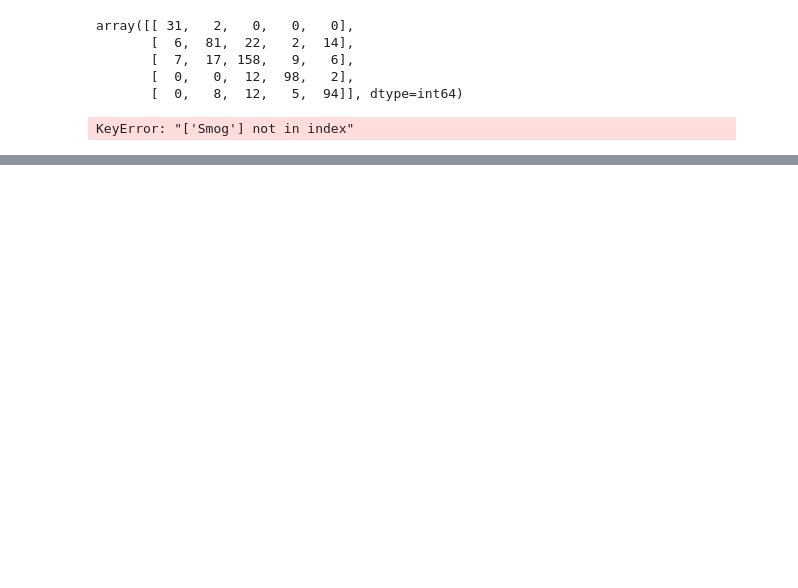
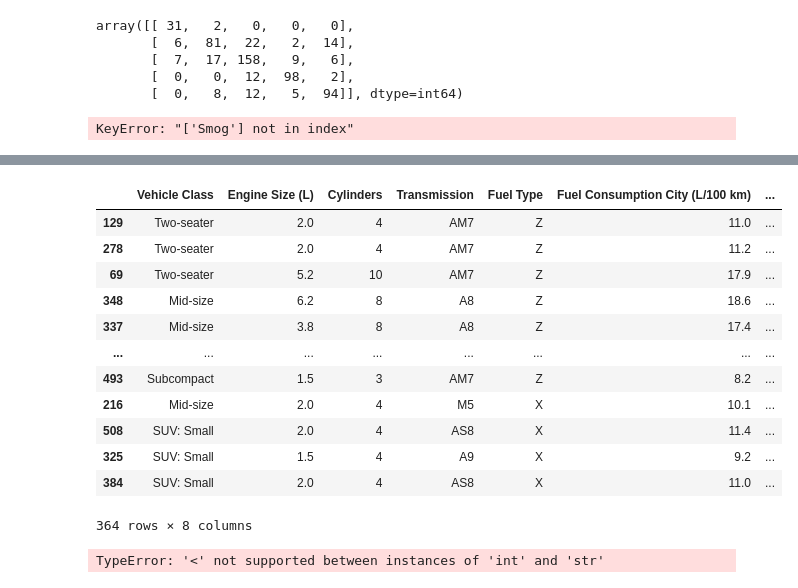
Before and after one commit to Kraslo/APAU_SMOG_PREDICTION_3RDGROUP, a Jupyter notebook: codigo/predicción_andy.ipynb, the cells around one changed output, grey strips where cells are left out. Cells and saved outputs as stored; diff of their text form; code cells hidden in the pictures; blank space fills up the shorter version.

```diff
--- a/codigo/predicción_andy.ipynb
+++ b/codigo/predicción_andy.ipynb
@@ -300,0 +966,6 @@ KeyError: "['Smog'] not in index"
+# %%
+index_0 = smog[smog==0].index
+index_1 = smog[smog==1].index
+index_2 = smog[smog==2].index
+index_3 = smog[smog==3].index
+index_4 = smog[smog==4].index
@@ -300,0 +988,17 @@ KeyError: "['Smog'] not in index"
+# %%
+#quiero coger valores aleatorios de index_0
+import random
+import numpy as np
+random.seed(80)
+
+index_0 = random.sample(list(index_0), 33)
+index_1 = random.sample(list(index_1), int(np.round(125*0.60)))
+index_2 = random.sample(list(index_2), int(np.round(197*0.60)))
+index_3 = random.sample(list(index_3), int(np.round(112*0.60)))
+index_4 = random.sample(list(index_4), int(np.round(119*0.60)))
+# %%
+#eliminar make
+train = train.drop(['Make'], axis=1)
+# %%
+X_train = train.iloc[index_0+index_1+index_2+index_3+index_4]
+y_train = smog.iloc[index_0+index_1+index_2+index_3+index_4]
@@ -300,0 +1009,20 @@ KeyError: "['Smog'] not in index"
+# %%
+X_train
+# %% [output]
+|  | Vehicle Class | Engine Size (L) | Cylinders | Transmission | Fuel Type | Fuel Consumption City (L/100 km) | ... |
+| 129 | Two-seater | 2.0 | 4 | AM7 | Z | 11.0 | ... |
+| 278 | Two-seater | 2.0 | 4 | AM7 | Z | 11.2 | ... |
+| 69 | Two-seater | 5.2 | 10 | AM7 | Z | 17.9 | ... |
+| 348 | Mid-size | 6.2 | 8 | A8 | Z | 18.6 | ... |
+| 337 | Mid-size | 3.8 | 8 | A8 | Z | 17.4 | ... |
+| ... | ... | ... | ... | ... | ... | ... | ... |
+| 493 | Subcompact | 1.5 | 3 | AM7 | Z | 8.2 | ... |
+| 216 | Mid-size | 2.0 | 4 | M5 | X | 10.1 | ... |
+| 508 | SUV: Small | 2.0 | 4 | AS8 | X | 11.4 | ... |
+| 325 | SUV: Small | 1.5 | 4 | A9 | X | 9.2 | ... |
+| 384 | SUV: Small | 2.0 | 4 | AS8 | X | 11.0 | ... |
+364 rows × 8 columns
+# %%
+clf.fit(train,test_nolabel)
+# %% [output]
+TypeError: '<' not supported between instances of 'int' and 'str'
```
Also changed, not shown: parts of 91 cells of this notebook, 9 other files.
